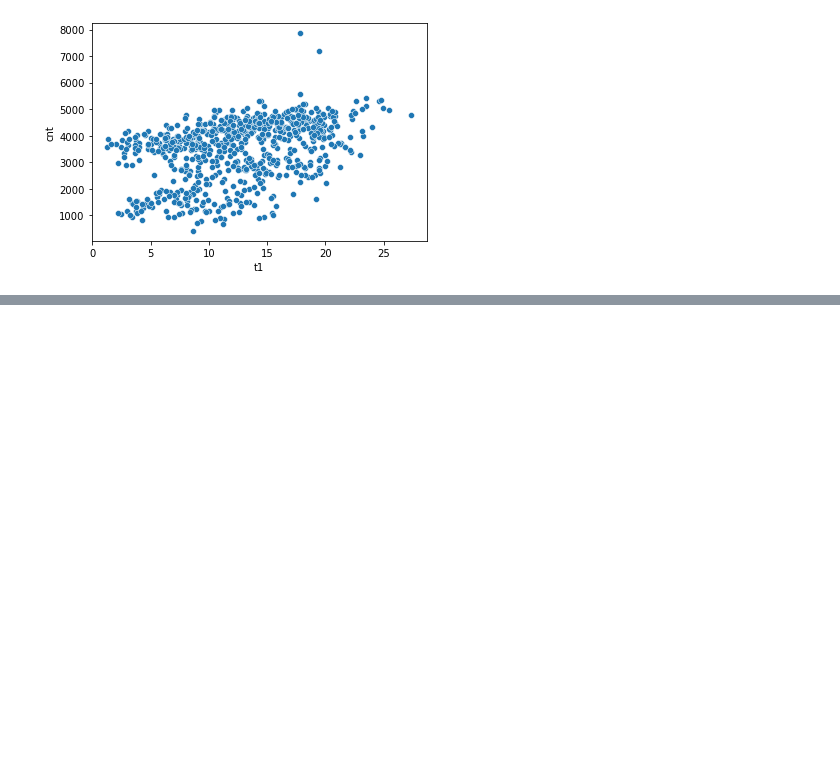
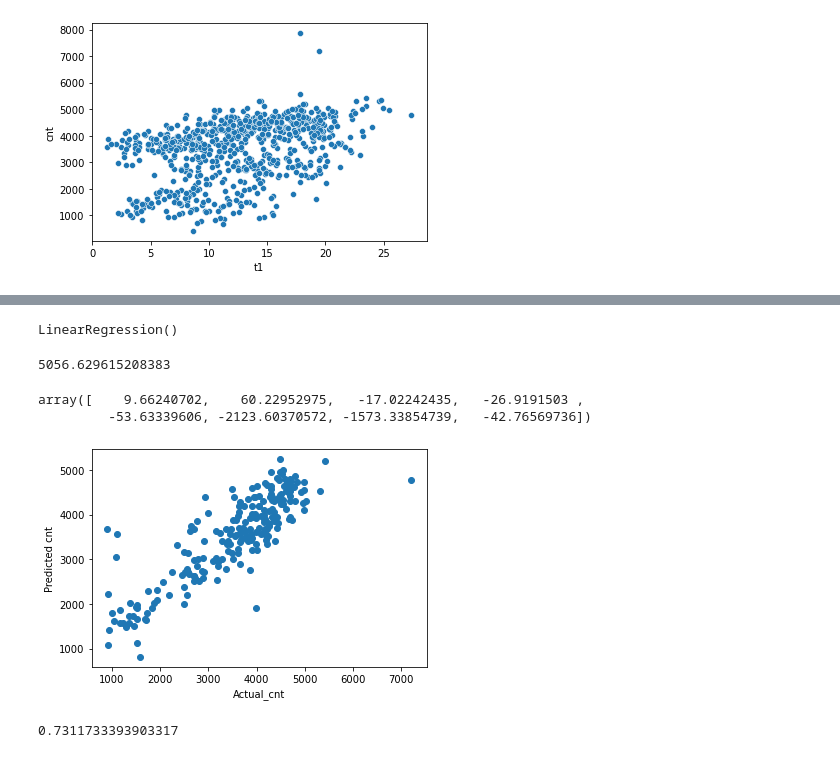
Before and after one commit to Rajusubba/london-bike-shares, a Jupyter notebook: London Bike Share.ipynb, the cells around one changed output, grey strips where cells are left out. Drawn from its saved outputs; the diff is of its cells as text; code cells hidden in the pictures; blank space fills up the shorter version.

```diff
--- a/London Bike Share.ipynb
+++ b/London Bike Share.ipynb
@@ -527,0 +532,9 @@ r2_score(y_train, y_prep_train)
+# %%
+lr.fit(x_test, y_test)
+# %% [output]
+LinearRegression()
+# %%
+c = lr.intercept_
+c
+# %% [output]
+5056.629615208383
@@ -527,0 +543,18 @@ r2_score(y_train, y_prep_train)
+# %%
+m
+# %% [output]
+array([    9.66240702,    60.22952975,   -17.02242435,   -26.9191503 ,
+         -53.63339606, -2123.60370572, -1573.33854739,   -42.76569736])
+# %%
+y_prep_test = lr.predict(x_test)
+# %%
+plt.scatter(y_test, y_prep_test)
+plt.xlabel("Actual_cnt")
+plt.ylabel("Predicted cnt")
+plt.show()
+# %% [output]
+[figure, added]
+# %%
+r2_score(y_test, y_prep_test)
+# %% [output]
+0.7311733393903317
```
Also changed, not shown: parts of 31 cells of this notebook.
